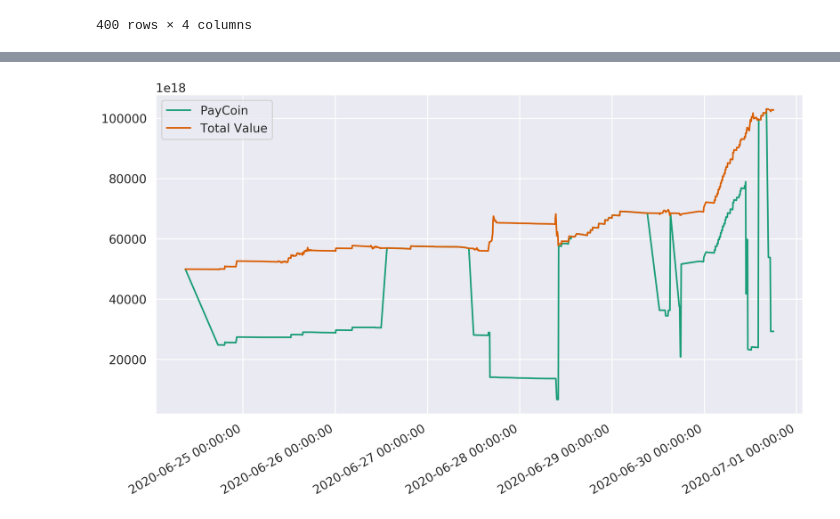
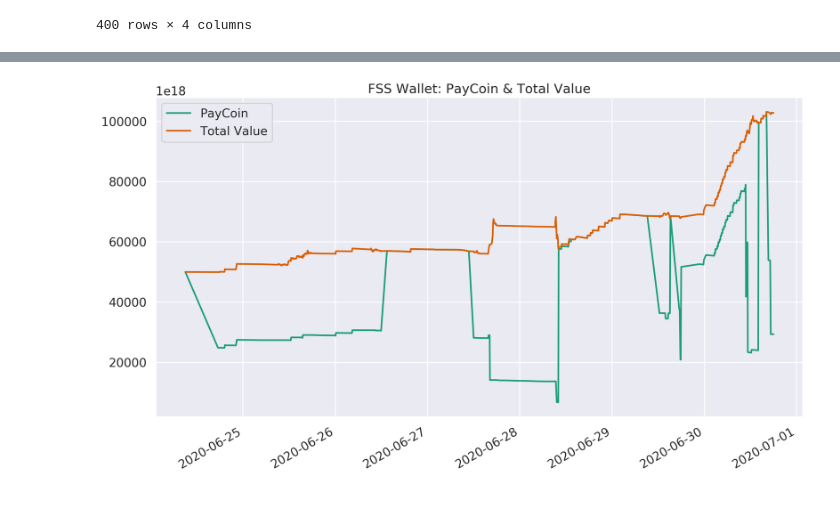
Before and after one commit to francescomarcolli/blockchain_prj, a Jupyter notebook: final_paper/portfolio_FSS.ipynb, the cells around one changed output, grey strips where cells are left out. Saved outputs shown, nothing was run; the diff lists cells and outputs as text; code cells hidden in the pictures.

```diff
--- a/final_paper/portfolio_FSS.ipynb
+++ b/final_paper/portfolio_FSS.ipynb
@@ -274,20 +280,21 @@ fig.autofmt_xdate()
 # %%
 start_date = '2020-06-24 09:00:00'
 end_date = '2020-06-30 18:00:00'
 
 fig, ax = plt.subplots(figsize=(16,9))
 
 ax.plot(FSS_portfolio.loc[start_date:end_date, :].index, FSS_portfolio.loc[start_date:end_date, 'PayCoin'], label='PayCoin')
 #ax.plot(FSS_portfolio.loc[start_date:end_date, :].index, FSS_portfolio.loc[start_date:end_date, 'TokenCST'], label = 'TokenCST')
 #ax.plot(FSS_portfolio.loc[start_date:end_date, :].index, FSS_portfolio.loc[start_date:end_date, 'TokenAA'], label = 'TokenAA')
 ax.plot(FSS_portfolio.loc[start_date:end_date, :].index, FSS_portfolio.loc[start_date:end_date, 'Total Value'], label = 'Total Value')
 
 ax.legend(loc='best')
+ax.set_title('FSS Wallet: PayCoin & Total Value')
 #ax.set_ylabel('Price in PaC')
 
-ax.xaxis.set_major_formatter(mdates.DateFormatter('%Y-%m-%d %H:%M:%S'))
+ax.xaxis.set_major_formatter(mdates.DateFormatter('%Y-%m-%d'))
 ax.ticklabel_format( axis='y', style='sci', scilimits=(18,18), useOffset=None, useLocale=None, useMathText=None)
 #ax.xaxis.set_major_locator(mdates.DayLocator())
 fig.autofmt_xdate()
 # %% [output]
-[figure, old version]
+[figure, new version]
```
Also changed, not shown: parts of 7 cells of this notebook, 14 other files.
